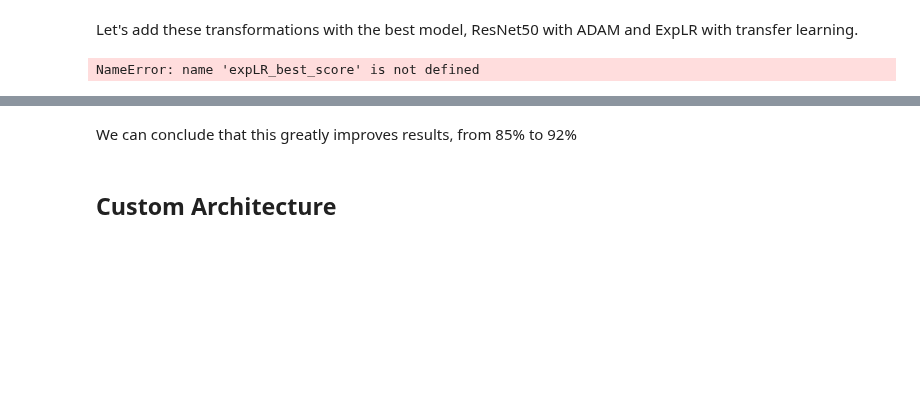
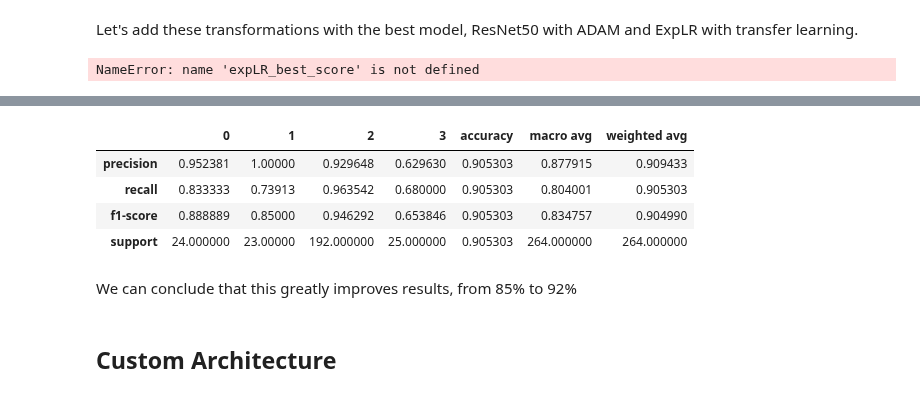
Before and after one commit to joaolucasmartins/VC2022, a Jupyter notebook: Part2/classification.ipynb, the cells around one changed output, grey strips where cells are left out. Cells and saved outputs as stored; diff of their text form; code cells hidden in the pictures; blank space fills up the shorter version.

```diff
--- a/Part2/classification.ipynb
+++ b/Part2/classification.ipynb
@@ -1233,3 +1234,12 @@ Finished
+# %%
+res = trainer.test(test_dataloader)
+pd.DataFrame.from_dict(res)
+# %% [output]
+|  | 0 | 1 | 2 | 3 | accuracy | macro avg | weighted avg |
+| precision | 0.952381 | 1.00000 | 0.929648 | 0.629630 | 0.905303 | 0.877915 | 0.909433 |
+| recall | 0.833333 | 0.73913 | 0.963542 | 0.680000 | 0.905303 | 0.804001 | 0.905303 |
+| f1-score | 0.888889 | 0.85000 | 0.946292 | 0.653846 | 0.905303 | 0.834757 | 0.904990 |
+| support | 24.000000 | 23.00000 | 192.000000 | 25.000000 | 0.905303 | 264.000000 | 264.000000 |
 # %% [markdown]
 We can conclude that this greatly improves results, from 85% to 92%
 # %% [markdown]
```
Also changed, not shown: parts of 13 cells of this notebook.
